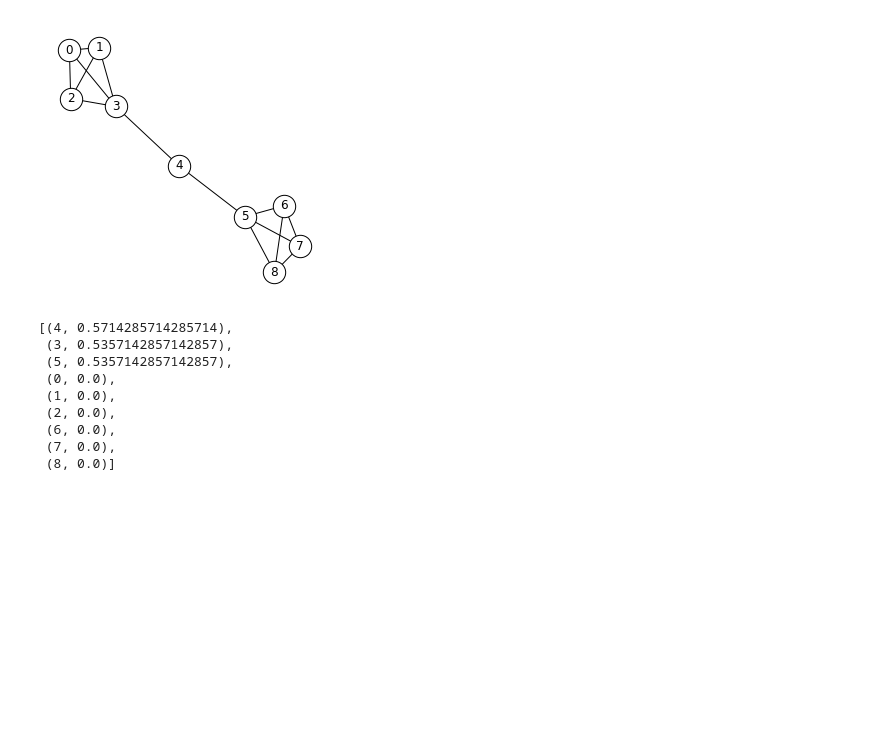
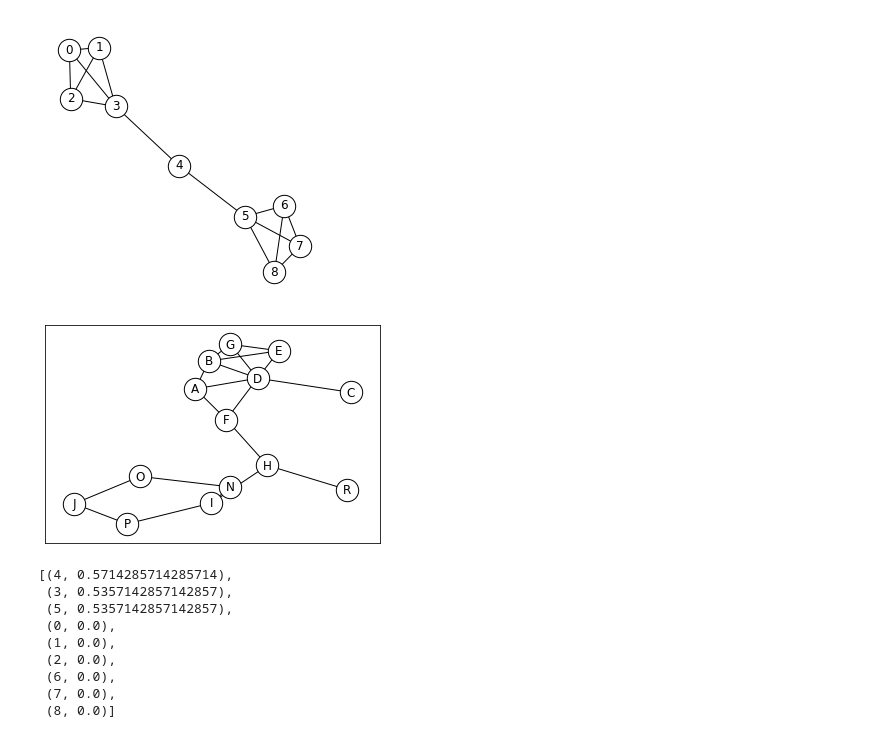
Before and after one commit to alkaest2002/ABGrid, a Jupyter notebook: materials/course 101/zachary karate club.ipynb, the cells around one changed output. Drawn from its saved outputs; the diff is of its cells as text; code cells hidden in the pictures; blank space fills up the shorter version.

```diff
--- a/materials/course 101/zachary karate club.ipynb
+++ b/materials/course 101/zachary karate club.ipynb
@@ -78,6 +72,21 @@ pos = nx.spring_layout(Gb, k=.5, seed=SEED)
 nx.draw_networkx(Gb,pos, **BASE_OPTIONS)
 # %% [output]
 [figure]
+# %%
+Ge = nx.Graph()
+Ge.add_edges_from([
+    ("A","D"),("A","F"),("A","B"),
+    ("B","E"),("E","G"),("G","D"),
+    ("G","B"),("B","D"),("D","F"),
+    ("E","D"),("C","D"),("H","F"),
+    ("H","I"),("R","H"),("I","P"),
+    ("I","N"),("N","O"),("O","J"),
+    ("J","P"),
+])
+pos = nx.spring_layout(Ge, k=.5, seed=SEED)
+nx.draw_networkx(Ge, pos, **BASE_OPTIONS)
+# %% [output]
+[figure, added]
 # %%
 # Degree Centrality
 sorted(dict(nx.betweenness_centrality(Gb)).items(), key=lambda x: x[1], reverse=True)
```
Also changed, not shown: parts of 1 cell of this notebook.
